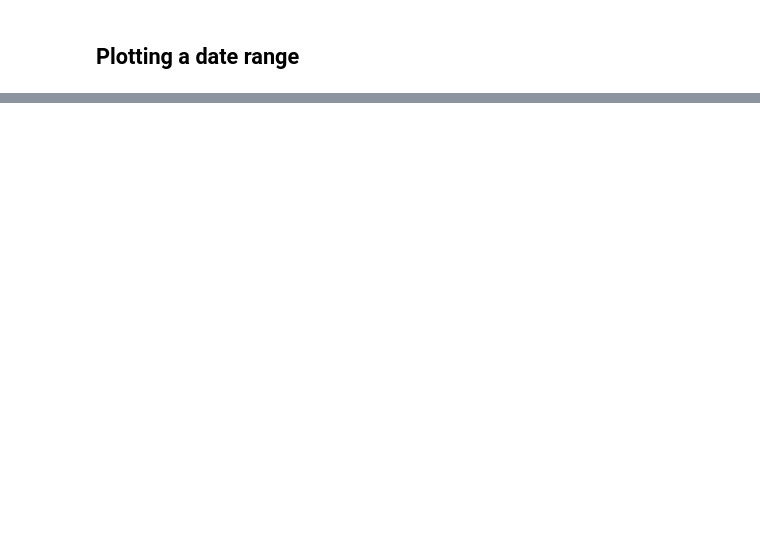
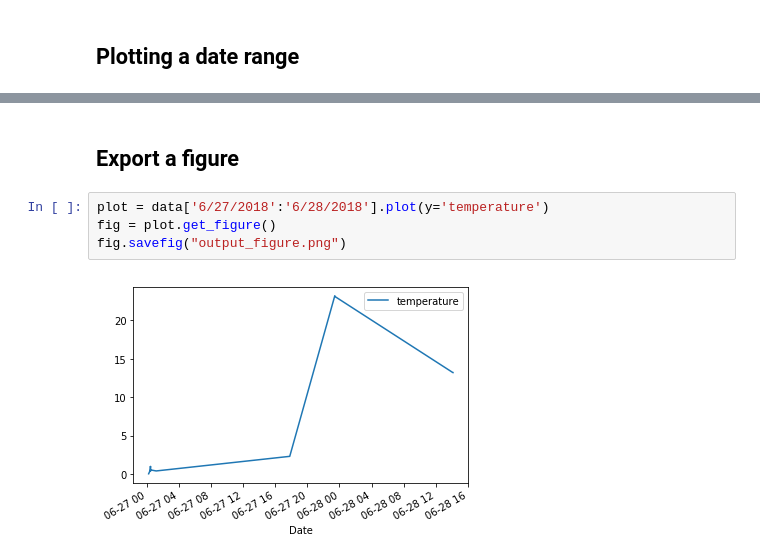
Before and after one commit to physcomp-iot-python/course-notebooks, a Jupyter notebook: data-analysis-adafruit-io/reading_adafruit_io.ipynb, the cells around one changed output, grey strips where cells are left out. Saved outputs shown, nothing was run; the diff lists cells and outputs as text; blank space fills up the shorter version.

```diff
--- a/data-analysis-adafruit-io/reading_adafruit_io.ipynb
+++ b/data-analysis-adafruit-io/reading_adafruit_io.ipynb
@@ -65,0 +89,8 @@ data['6/27/2018':'6/28/2018'].plot(y='value')
+# %% [markdown]
+## Export a figure
+# %%
+plot = data['6/27/2018':'6/28/2018'].plot(y='temperature')
+fig = plot.get_figure()
+fig.savefig("output_figure.png")
+# %% [output]
+[figure, added]
```
Also changed, not shown: parts of 9 cells of this notebook.
